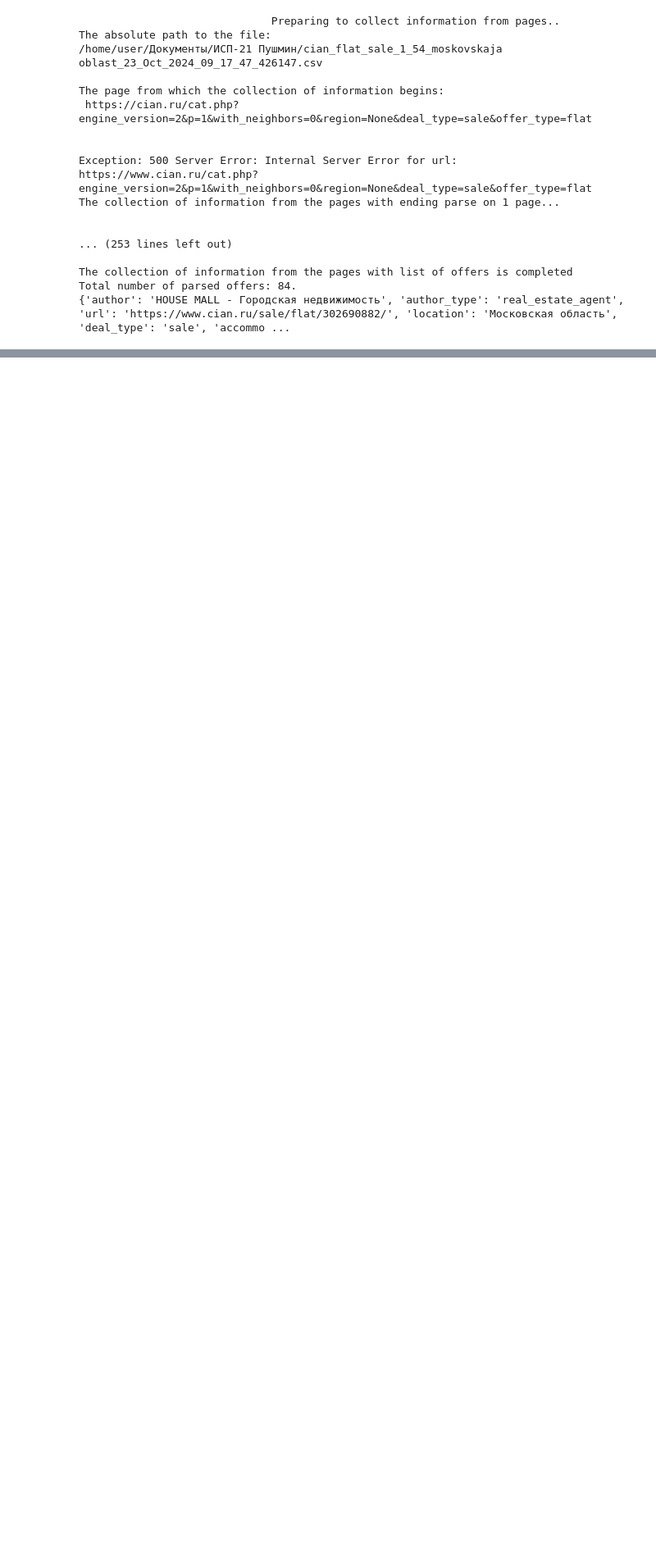
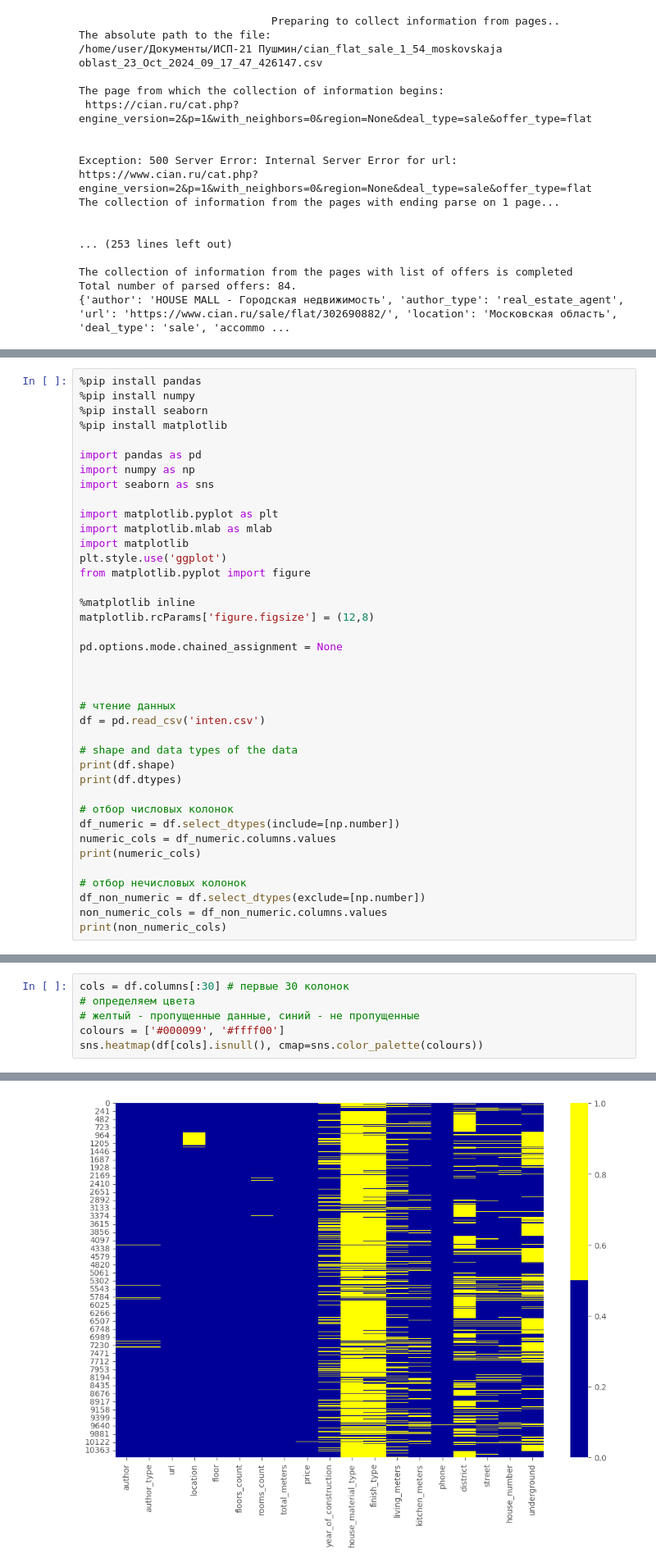
Before and after one commit to sanyek752/apartaments, a Jupyter notebook: ИСП-21 Пушмин/Untitled-1.ipynb, the cells around one changed output, grey strips where cells are left out. Shown at 82% size. Drawn from its saved outputs; the diff is of its cells as text; blank space fills up the shorter version.

```diff
--- a/ИСП-21 Пушмин/Untitled-1.ipynb
+++ b/ИСП-21 Пушмин/Untitled-1.ipynb
@@ -127,0 +115,39 @@ IndexError: list index out of range
+# %%
+%pip install pandas
+%pip install numpy
+%pip install seaborn
+%pip install matplotlib
+
+import pandas as pd
+import numpy as np
+import seaborn as sns
+
+import matplotlib.pyplot as plt
+import matplotlib.mlab as mlab
+import matplotlib
+plt.style.use('ggplot')
+from matplotlib.pyplot import figure
+
+%matplotlib inline
+matplotlib.rcParams['figure.figsize'] = (12,8)
+
+pd.options.mode.chained_assignment = None
+
+
+
+# чтение данных
+df = pd.read_csv('inten.csv')
+
+# shape and data types of the data
+print(df.shape)
+print(df.dtypes)
+
+# отбор числовых колонок
+df_numeric = df.select_dtypes(include=[np.number])
+numeric_cols = df_numeric.columns.values
+print(numeric_cols)
+
+# отбор нечисловых колонок
+df_non_numeric = df.select_dtypes(exclude=[np.number])
+non_numeric_cols = df_non_numeric.columns.values
+print(non_numeric_cols)
@@ -127,0 +201,7 @@ IndexError: list index out of range
+# %%
+cols = df.columns[:30] # первые 30 колонок
+# определяем цвета
+# желтый - пропущенные данные, синий - не пропущенные
+colours = ['#000099', '#ffff00']
+sns.heatmap(df[cols].isnull(), cmap=sns.color_palette(colours))
+# %% [output]
@@ -127,0 +209 @@ IndexError: list index out of range
+[figure, added]
```
Also changed, not shown: parts of 10 cells of this notebook, 9 other files.
